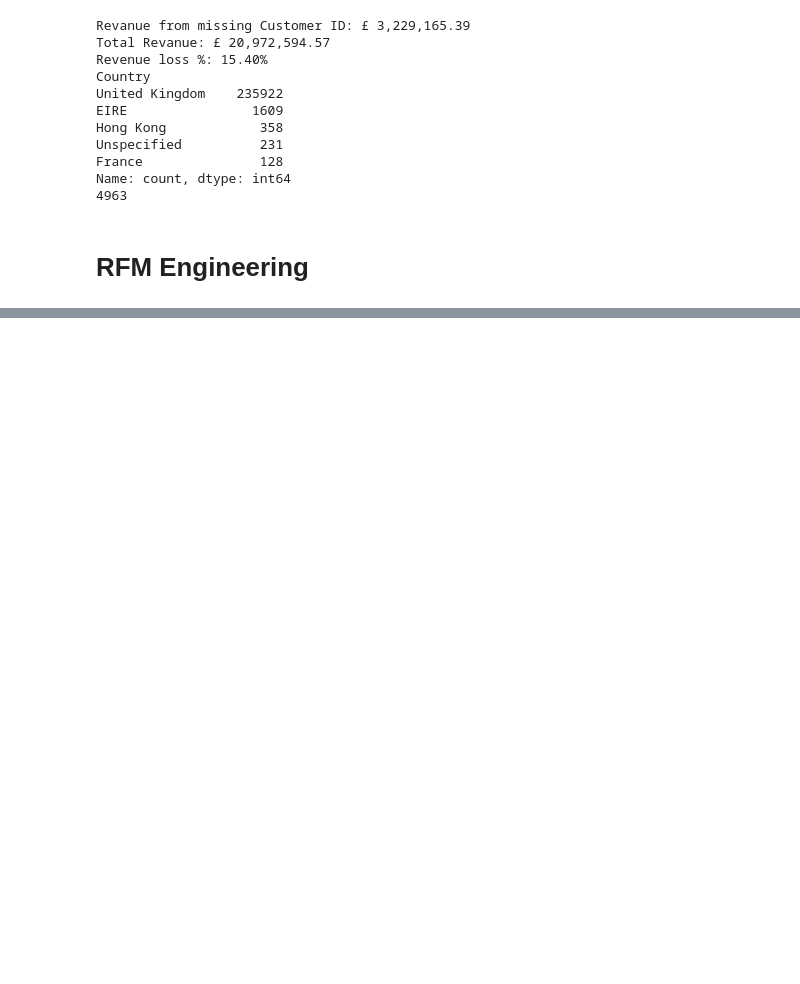
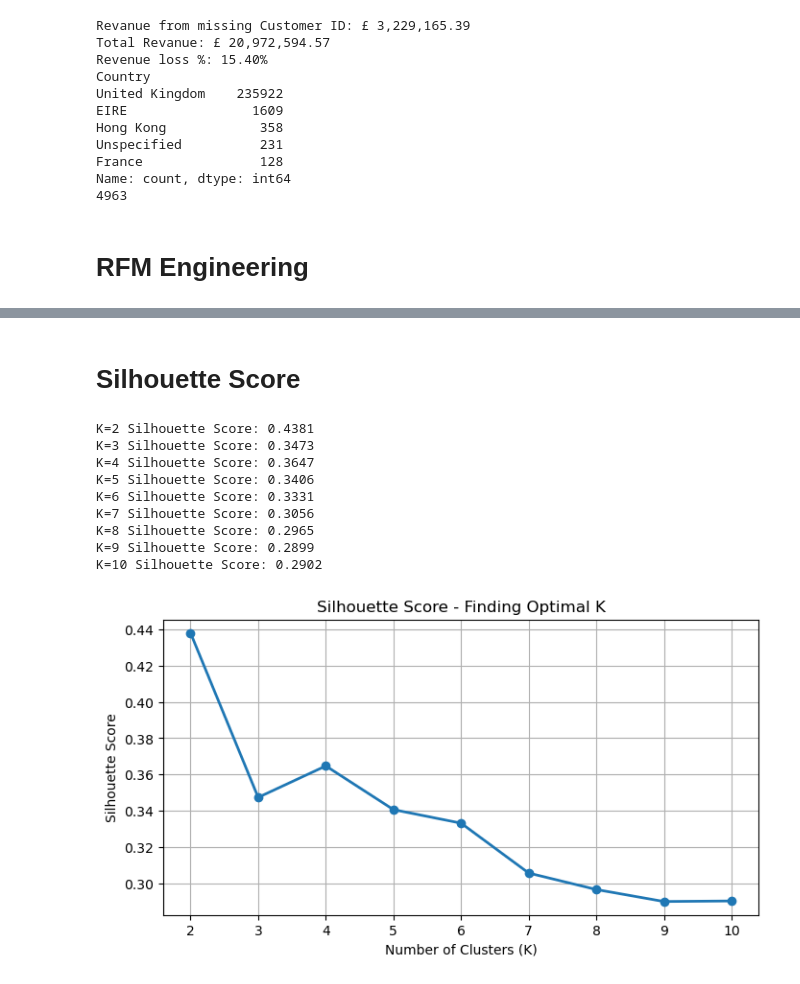
Before and after one commit to Shivam-vachhani/Kaggle_Projects, a Jupyter notebook: Online_retail_analysis/Online Retail RFM Analysis.ipynb, the cells around one changed output, grey strips where cells are left out. Saved outputs shown, nothing was run; the diff lists cells and outputs as text; code cells hidden in the pictures; blank space fills up the shorter version.

```diff
--- a/Online_retail_analysis/Online Retail RFM Analysis.ipynb
+++ b/Online_retail_analysis/Online Retail RFM Analysis.ipynb
@@ -60,0 +144,33 @@ rfm = df.groupby('Customer ID').agg(
+# %% [markdown]
+# Silhouette Score
+# %%
+from sklearn.metrics import silhouette_score
+
+sil_scores = []
+
+for k in range(2,11):
+    km=KMeans(n_clusters=k,random_state=42,n_init=10)
+    labels = km.fit_predict(rfm_scaled)
+    score = silhouette_score(rfm_scaled,labels)
+    sil_scores.append(score)
+    print(f"K={k} Silhouette Score: {score:.4f}")
+
+plt.figure(figsize=(8,4))
+plt.plot(range(2,11),sil_scores, marker='o', linewidth=2)
+plt.xlabel('Number of Clusters (K)')
+plt.ylabel('Silhouette Score')
+plt.title('Silhouette Score - Finding Optimal K')
+plt.xticks(range(2,11))
+plt.grid(True)
+plt.show()
+# %% [output]
+K=2 Silhouette Score: 0.4381
+K=3 Silhouette Score: 0.3473
+K=4 Silhouette Score: 0.3647
+K=5 Silhouette Score: 0.3406
+K=6 Silhouette Score: 0.3331
+K=7 Silhouette Score: 0.3056
+K=8 Silhouette Score: 0.2965
+K=9 Silhouette Score: 0.2899
+K=10 Silhouette Score: 0.2902
+[figure, added]
```
Also changed, not shown: parts of 9 cells of this notebook.
